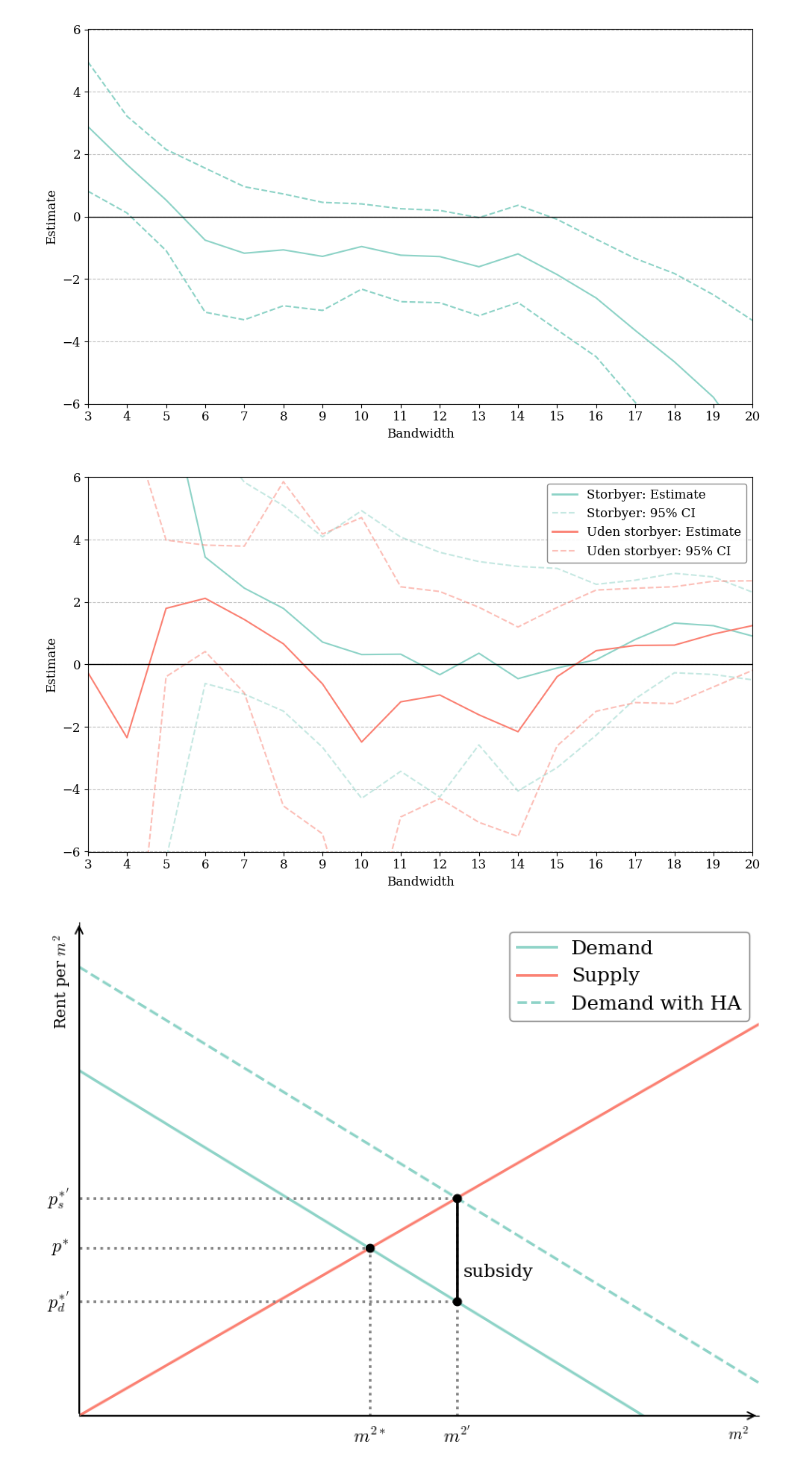
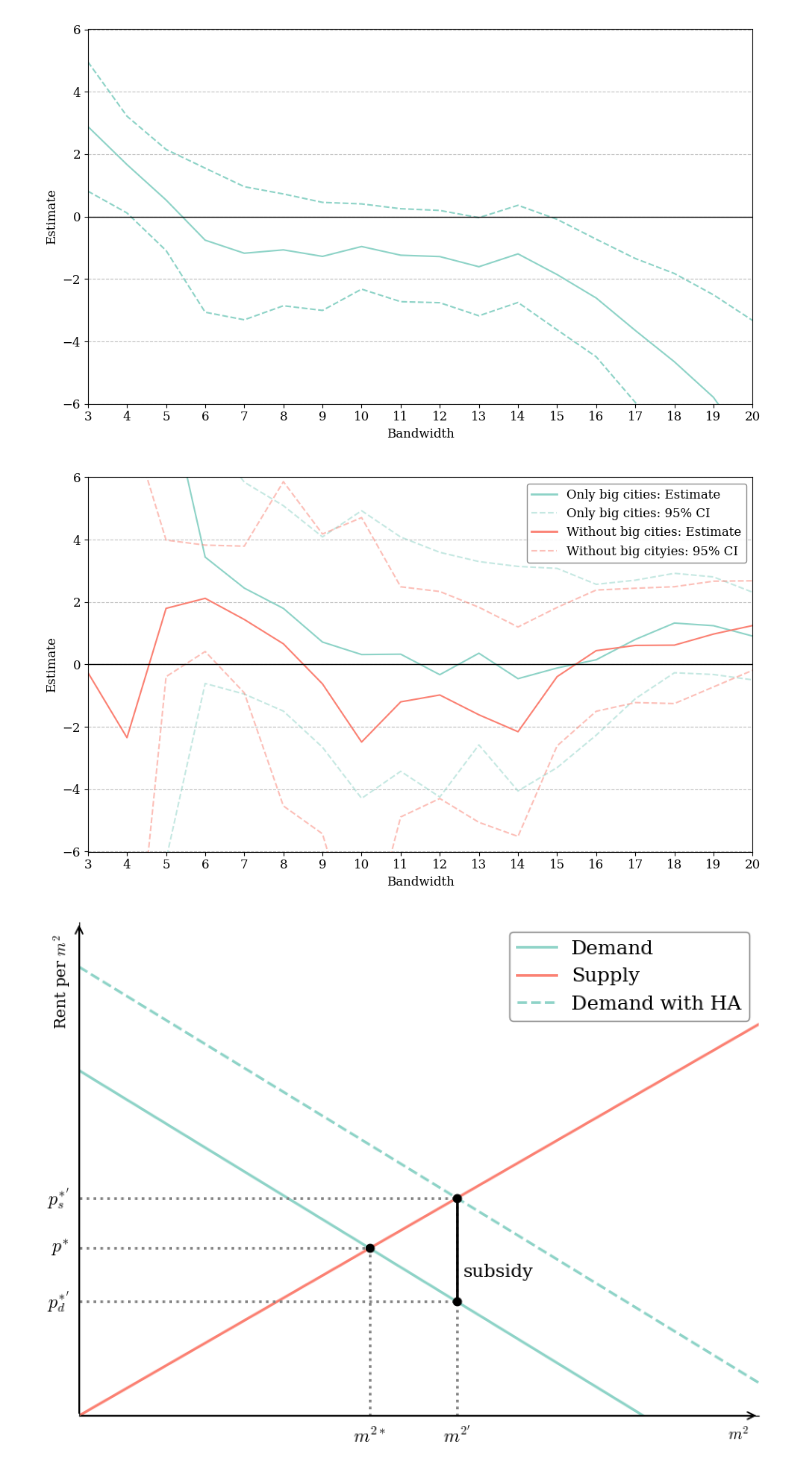
Before and after one commit to HansHoltenAndersen/Bachelor, a Jupyter notebook: Plots.ipynb, the cells around one changed output. Cells and saved outputs as stored; diff of their text form; code cells hidden in the pictures.

```diff
--- a/Plots.ipynb
+++ b/Plots.ipynb
@@ -606,38 +748,38 @@ plt.plot(main_u_storbyer_cl_sogn['lower'], linestyle='--', color=colors[1], alph
 
 #Plot a fat black horizontal line at y=0
 plt.axhline(y=0, color='black', linewidth=1)
 
 #Plotting legend
-storby_est = mlines.Line2D([], [], color=colors[0], label='Storbyer: Estimate', lw=2)
-storby_ci  = mlines.Line2D([], [], color=colors[0], linestyle='--', alpha=alph, label='Storbyer: 95% CI')
+storby_est = mlines.Line2D([], [], color=colors[0], label='Only big cities: Estimate', lw=2)
+storby_ci  = mlines.Line2D([], [], color=colors[0], linestyle='--', alpha=alph, label='Only big cities: 95% CI')
 
-u_storby_est = mlines.Line2D([], [], color=colors[1], label='Uden storbyer: Estimate', lw=2)
-u_storby_ci  = mlines.Line2D([], [], color=colors[1], linestyle='--', alpha=alph, label='Uden storbyer: 95% CI')
+u_storby_est = mlines.Line2D([], [], color=colors[1], label='Without big cities: Estimate', lw=2)
+u_storby_ci  = mlines.Line2D([], [], color=colors[1], linestyle='--', alpha=alph, label='Without big cityies: 95% CI')
 
 plt.legend(handles=[storby_est, storby_ci, u_storby_est, u_storby_ci],
            frameon=True, edgecolor='gray', facecolor='white', framealpha=0.9)
 
 
 # Formatting
 #plt.title("Plot for storbyer og uden storbyer")
 plt.xlabel('Bandwidth')
 plt.ylabel('Estimate')
 
 #Y-axis ticks
 plt.yticks(np.arange(-6, 6.01, 2))
 plt.ylim(-6.01,6)
 
 #X-axis ticks
 plt.xticks(np.arange(3, 20.01, 1))
 plt.xlim(3, 20)
 
 # only horizontal lines
 plt.grid(axis='x')
 
 plt.tight_layout()
 plt.show()
 # %% [output]
-[figure, old version]
+[figure, new version]
 # %%
 # Subsidy Incidence Diagram — equilibrium shifted left
 
```
Also changed, not shown: parts of 3 cells of this notebook, 14 other files.
